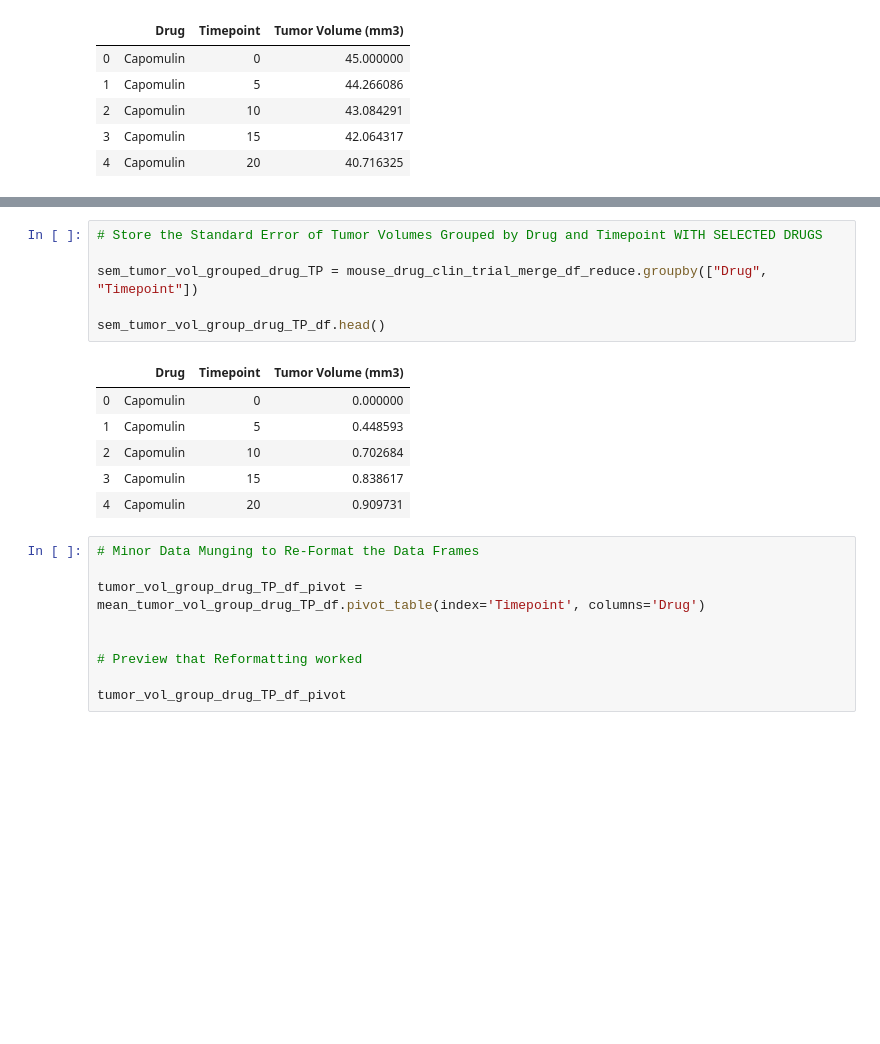
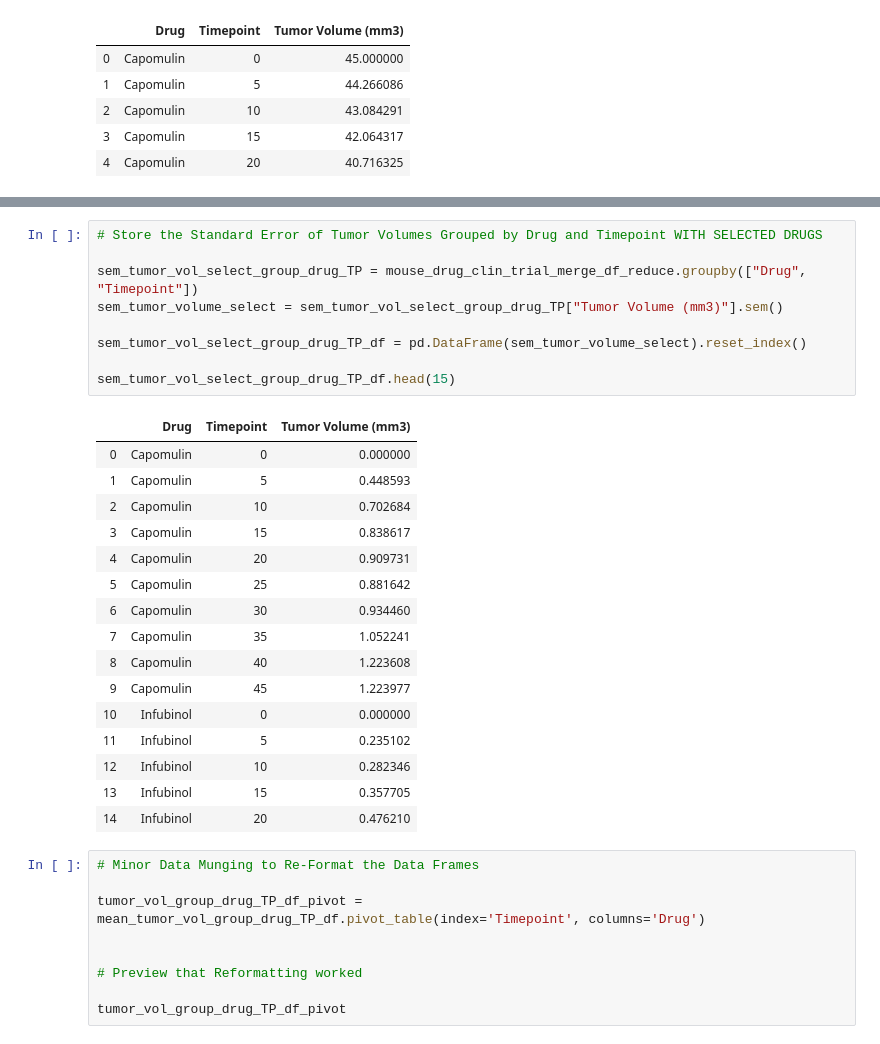
Before and after one commit to jbell69/matplotlib-challenge, a Jupyter notebook: Pymaceuticals/pymaceuticals_starter.ipynb, the cells around one changed output, grey strips where cells are left out. Drawn from its saved outputs; the diff is of its cells as text; blank space fills up the shorter version.

```diff
--- a/Pymaceuticals/pymaceuticals_starter.ipynb
+++ b/Pymaceuticals/pymaceuticals_starter.ipynb
@@ -112,16 +122,29 @@ sem_tumor_vol_group_drug_TP_df.head()
 # %%
 # Store the Standard Error of Tumor Volumes Grouped by Drug and Timepoint WITH SELECTED DRUGS
 
-sem_tumor_vol_grouped_drug_TP = mouse_drug_clin_trial_merge_df_reduce.groupby(["Drug", "Timepoint"])
+sem_tumor_vol_select_group_drug_TP = mouse_drug_clin_trial_merge_df_reduce.groupby(["Drug", "Timepoint"])
+sem_tumor_volume_select = sem_tumor_vol_select_group_drug_TP["Tumor Volume (mm3)"].sem()
 
-sem_tumor_vol_group_drug_TP_df.head()
+sem_tumor_vol_select_group_drug_TP_df = pd.DataFrame(sem_tumor_volume_select).reset_index()
+
+sem_tumor_vol_select_group_drug_TP_df.head(15)
 # %% [output]
 |  | Drug | Timepoint | Tumor Volume (mm3) |
 | 0 | Capomulin | 0 | 0.000000 |
 | 1 | Capomulin | 5 | 0.448593 |
 | 2 | Capomulin | 10 | 0.702684 |
 | 3 | Capomulin | 15 | 0.838617 |
 | 4 | Capomulin | 20 | 0.909731 |
+| 5 | Capomulin | 25 | 0.881642 |
+| 6 | Capomulin | 30 | 0.934460 |
+| 7 | Capomulin | 35 | 1.052241 |
+| 8 | Capomulin | 40 | 1.223608 |
+| 9 | Capomulin | 45 | 1.223977 |
+| 10 | Infubinol | 0 | 0.000000 |
+| 11 | Infubinol | 5 | 0.235102 |
+| 12 | Infubinol | 10 | 0.282346 |
+| 13 | Infubinol | 15 | 0.357705 |
+| 14 | Infubinol | 20 | 0.476210 |
 # %%
 # Minor Data Munging to Re-Format the Data Frames
 
```
Also changed, not shown: parts of 9 cells of this notebook, 2 other files.
